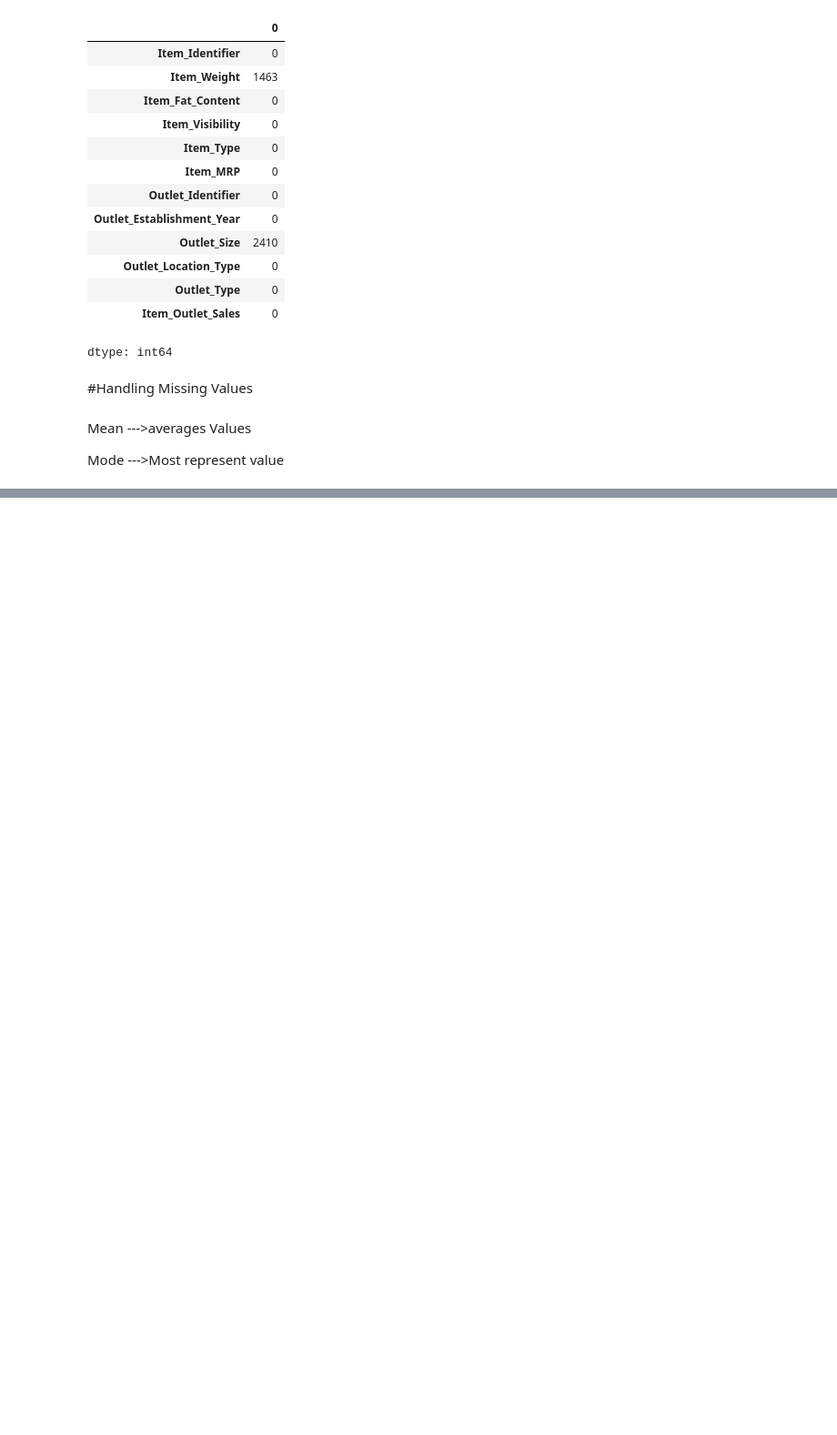
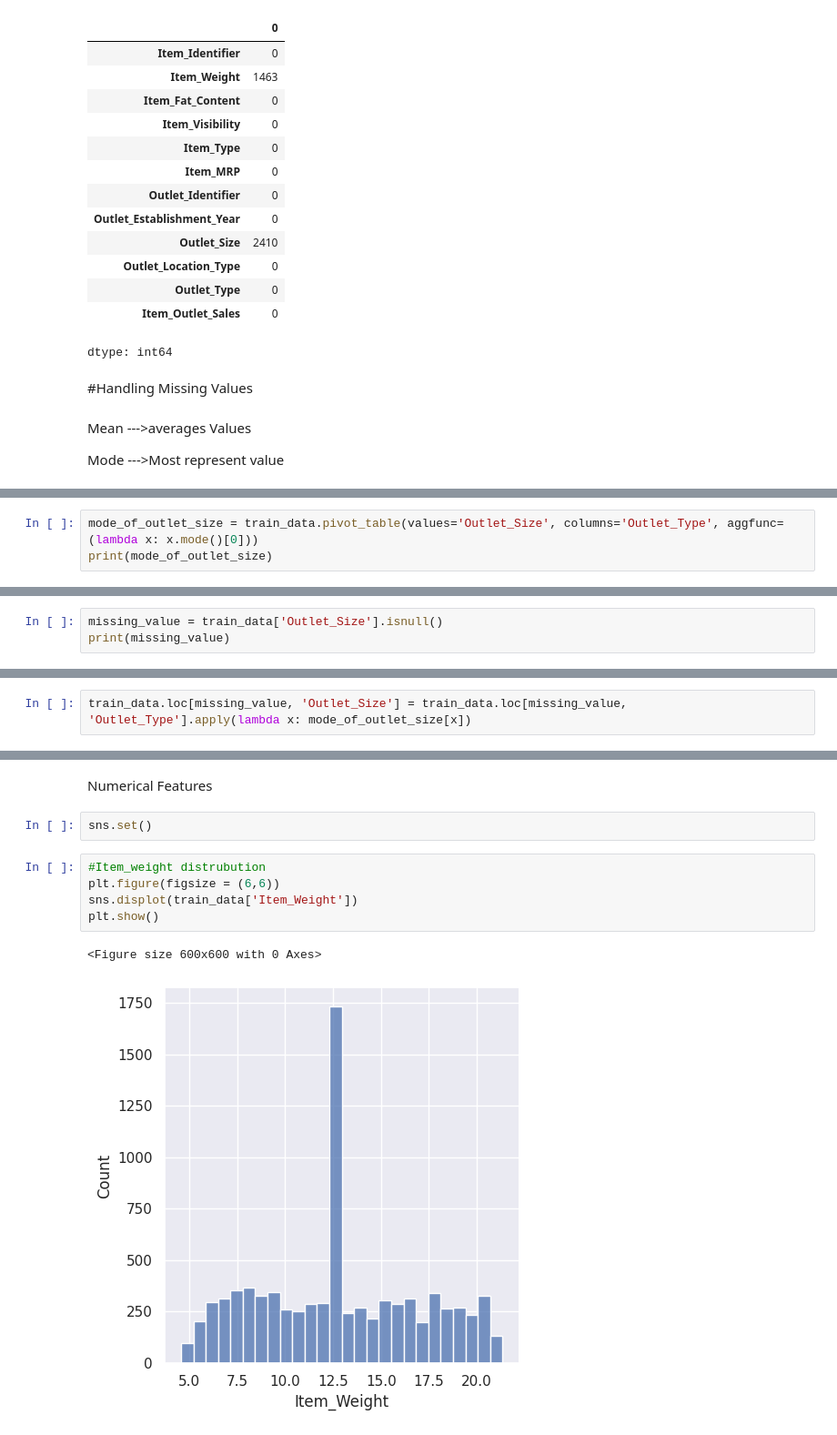
Before and after one commit to HMBinara/ML_Project, a Jupyter notebook: Big_M_S_Prediction.ipynb, the cells around one changed output, grey strips where cells are left out. Shown at 91% size. Cells and saved outputs as stored; diff of their text form; blank space fills up the shorter version.

```diff
--- a/Big_M_S_Prediction.ipynb
+++ b/Big_M_S_Prediction.ipynb
@@ -101,0 +136,3 @@ Mode --->Most represent value
+# %%
+mode_of_outlet_size = train_data.pivot_table(values='Outlet_Size', columns='Outlet_Type', aggfunc=(lambda x: x.mode()[0]))
+print(mode_of_outlet_size)
@@ -101,0 +145,3 @@ Mode --->Most represent value
+# %%
+missing_value = train_data['Outlet_Size'].isnull()
+print(missing_value)
@@ -101,0 +161,2 @@ Mode --->Most represent value
+# %%
+train_data.loc[missing_value, 'Outlet_Size'] = train_data.loc[missing_value, 'Outlet_Type'].apply(lambda x: mode_of_outlet_size[x])
@@ -101,0 +195,12 @@ Mode --->Most represent value
+# %% [markdown]
+Numerical Features
+# %%
+sns.set()
+# %%
+#Item_weight distrubution
+plt.figure(figsize = (6,6))
+sns.displot(train_data['Item_Weight'])
+plt.show()
+# %% [output]
+<Figure size 600x600 with 0 Axes>
+[figure, added]
```
Also changed, not shown: parts of 16 cells of this notebook.
